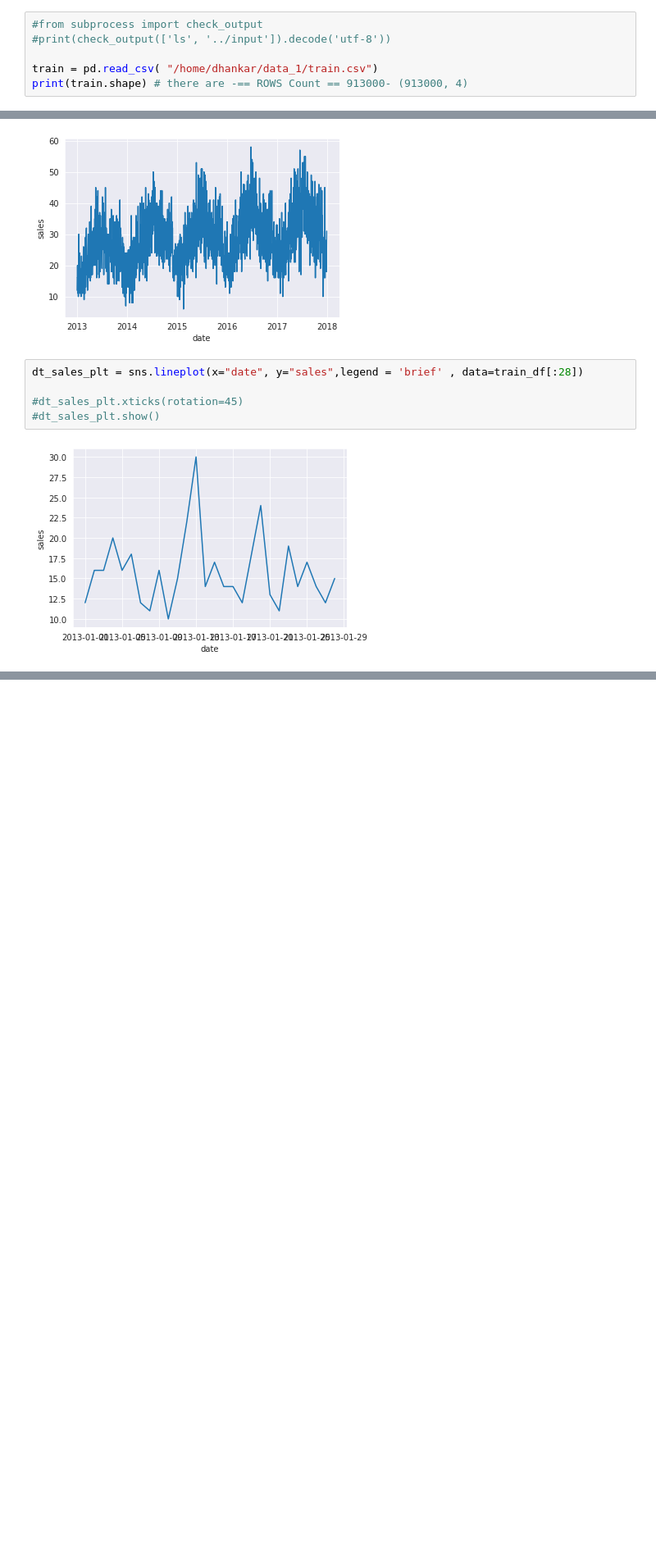
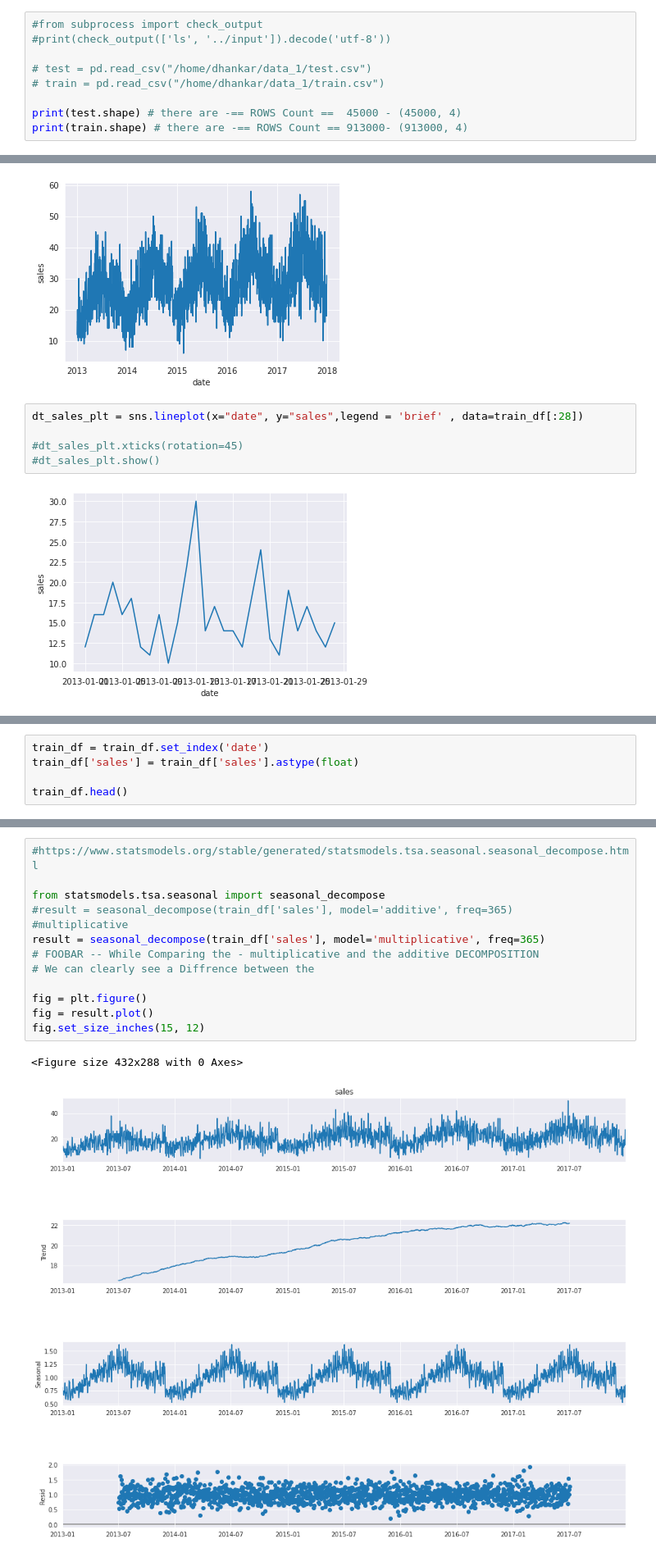
Before and after one commit to RohitDhankar/time_series, a Jupyter notebook: ts_1.ipynb, the cells around one changed output, grey strips where cells are left out. Shown at 82% size. Drawn from its saved outputs; the diff is of its cells as text; blank space fills up the shorter version.

```diff
--- a/ts_1.ipynb
+++ b/ts_1.ipynb
@@ -21,6 +26,9 @@ sns.set_style('darkgrid')
 #from subprocess import check_output
 #print(check_output(['ls', '../input']).decode('utf-8'))
 
-train = pd.read_csv( "/home/dhankar/data_1/train.csv")
+# test = pd.read_csv("/home/dhankar/data_1/test.csv")
+# train = pd.read_csv("/home/dhankar/data_1/train.csv")
+
+print(test.shape) # there are -== ROWS Count ==  45000 - (45000, 4)
 print(train.shape) # there are -== ROWS Count == 913000- (913000, 4)
 # %% [output]
@@ -84,0 +224,5 @@ g.figure.autofmt_xdate()
+# %%
+train_df = train_df.set_index('date')
+train_df['sales'] = train_df['sales'].astype(float)
+
+train_df.head()
@@ -84,0 +241,16 @@ g.figure.autofmt_xdate()
+# %%
+#https://www.statsmodels.org/stable/generated/statsmodels.tsa.seasonal.seasonal_decompose.html
+
+from statsmodels.tsa.seasonal import seasonal_decompose
+#result = seasonal_decompose(train_df['sales'], model='additive', freq=365)
+#multiplicative
+result = seasonal_decompose(train_df['sales'], model='multiplicative', freq=365)
+# FOOBAR -- While Comparing the - multiplicative and the additive DECOMPOSITION
+# We can clearly see a Diffrence between the
+
+fig = plt.figure()
+fig = result.plot()
+fig.set_size_inches(15, 12)
+# %% [output]
+<Figure size 432x288 with 0 Axes>
+[figure, added]
```
Also changed, not shown: parts of 20 cells of this notebook.
